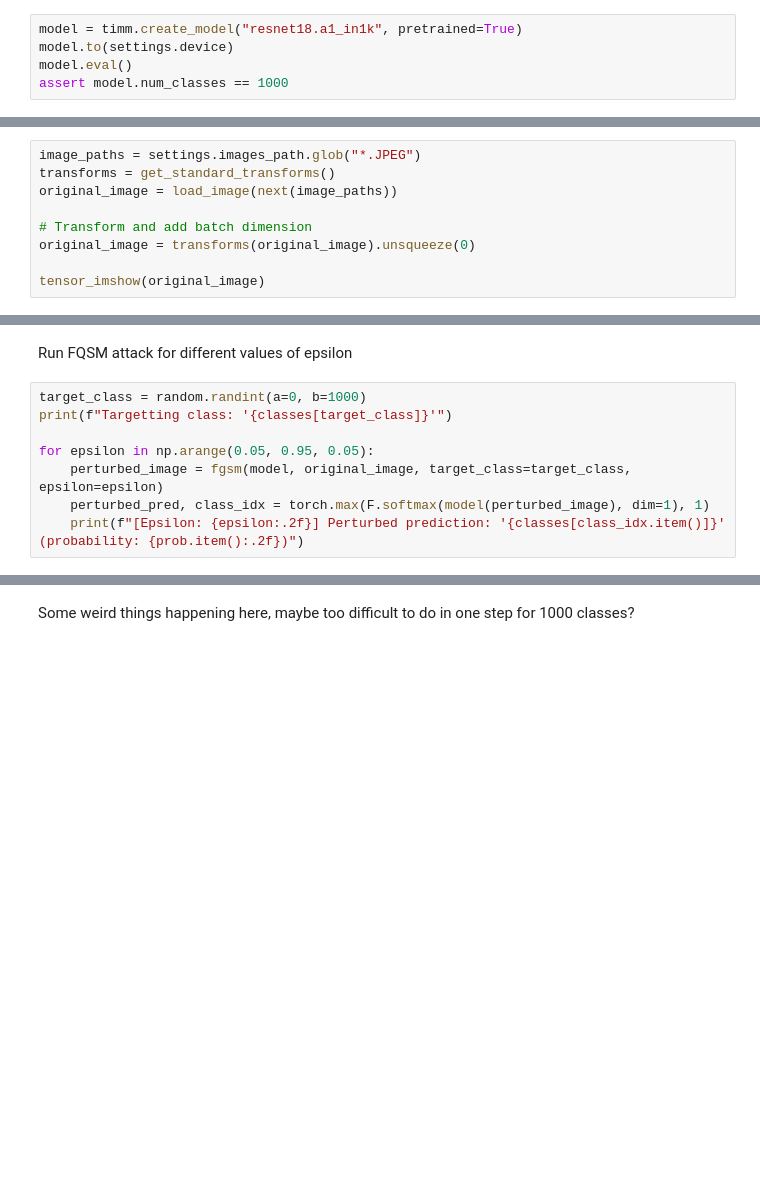
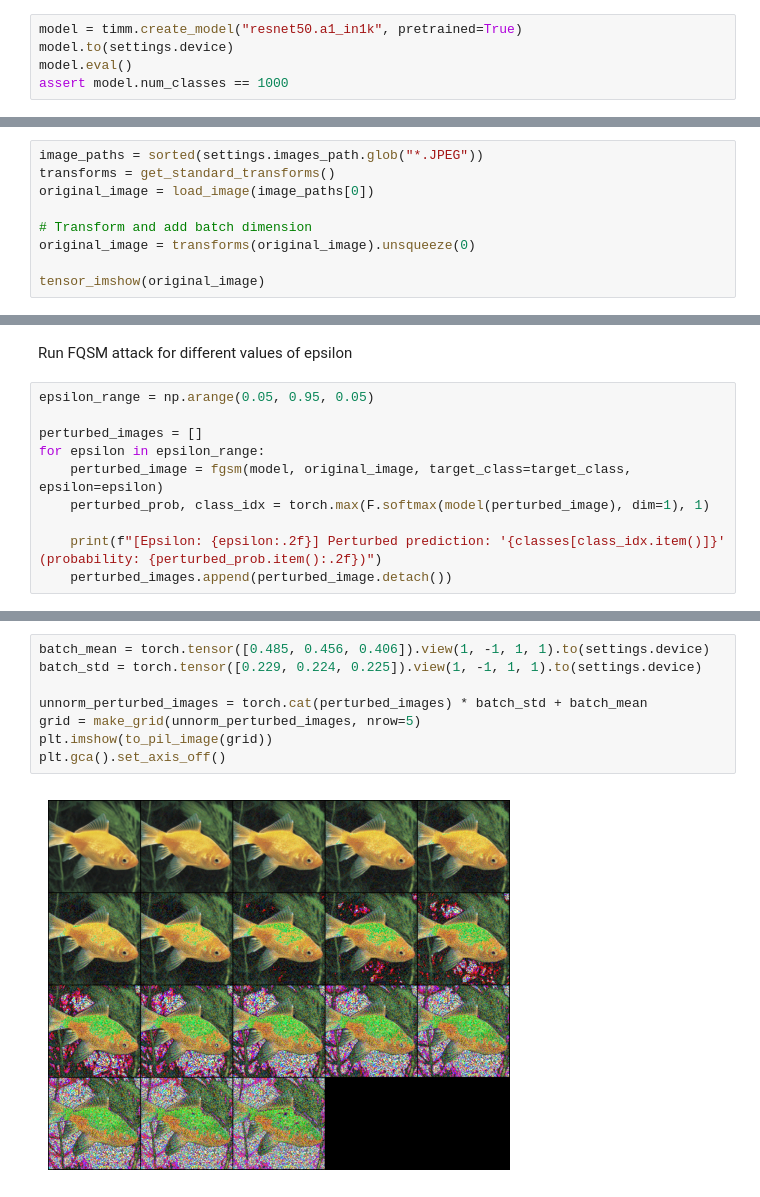
Before and after one commit to Acusick1/image-adversarial-noise, a Jupyter notebook: explore.ipynb, the cells around one changed output, grey strips where cells are left out. Cells and saved outputs as stored; diff of their text form; blank space fills up the shorter version.

```diff
--- a/explore.ipynb
+++ b/explore.ipynb
@@ -37,16 +39,16 @@ timm.list_models(["resnet*" "*in1k"], pretrained=True)[:20]
 # %% [markdown]
 Load a relevant model
 # %%
-model = timm.create_model("resnet18.a1_in1k", pretrained=True)
+model = timm.create_model("resnet50.a1_in1k", pretrained=True)
 model.to(settings.device)
 model.eval()
 assert model.num_classes == 1000
 # %% [markdown]
 Load and transform example image
 # %%
-image_paths = settings.images_path.glob("*.JPEG")
+image_paths = sorted(settings.images_path.glob("*.JPEG"))
 transforms = get_standard_transforms()
-original_image = load_image(next(image_paths))
+original_image = load_image(image_paths[0])
 
 # Transform and add batch dimension
 original_image = transforms(original_image).unsqueeze(0)
@@ -66,11 +75,13 @@ Original prediction: 'goldfish, Carassius auratus' (probability: 1.00)
 # %% [markdown]
 Run FQSM attack for different values of epsilon
 # %%
-target_class = random.randint(a=0, b=1000)
-print(f"Targetting class: '{classes[target_class]}'")
+epsilon_range = np.arange(0.05, 0.95, 0.05)
 
-for epsilon in np.arange(0.05, 0.95, 0.05):
+perturbed_images = []
+for epsilon in epsilon_range:
     perturbed_image = fgsm(model, original_image, target_class=target_class, epsilon=epsilon)
-    perturbed_pred, class_idx = torch.max(F.softmax(model(perturbed_image), dim=1), 1)
-    print(f"[Epsilon: {epsilon:.2f}] Perturbed prediction: '{classes[class_idx.item()]}' (probability: {prob.item():.2f})")
+    perturbed_prob, class_idx = torch.max(F.softmax(model(perturbed_image), dim=1), 1)
+
+    print(f"[Epsilon: {epsilon:.2f}] Perturbed prediction: '{classes[class_idx.item()]}' (probability: {perturbed_prob.item():.2f})")
+    perturbed_images.append(perturbed_image.detach())
 # %% [output]
@@ -93,5 +103,13 @@ Targetting class: 'suit, suit of clothes'
 [Epsilon: 0.80] Perturbed prediction: 'brain coral' (probability: 1.00)
 [Epsilon: 0.85] Perturbed prediction: 'brain coral' (probability: 1.00)
 [Epsilon: 0.90] Perturbed prediction: 'brain coral' (probability: 1.00)
-# %% [markdown]
-Some weird things happening here, maybe too difficult to do in one step for 1000 classes?
+# %%
+batch_mean = torch.tensor([0.485, 0.456, 0.406]).view(1, -1, 1, 1).to(settings.device)
+batch_std = torch.tensor([0.229, 0.224, 0.225]).view(1, -1, 1, 1).to(settings.device)
+
+unnorm_perturbed_images = torch.cat(perturbed_images) * batch_std + batch_mean
+grid = make_grid(unnorm_perturbed_images, nrow=5)
+plt.imshow(to_pil_image(grid))
+plt.gca().set_axis_off()
+# %% [output]
+[figure, added]
```
Also changed, not shown: parts of 15 cells of this notebook, 10 other files.
